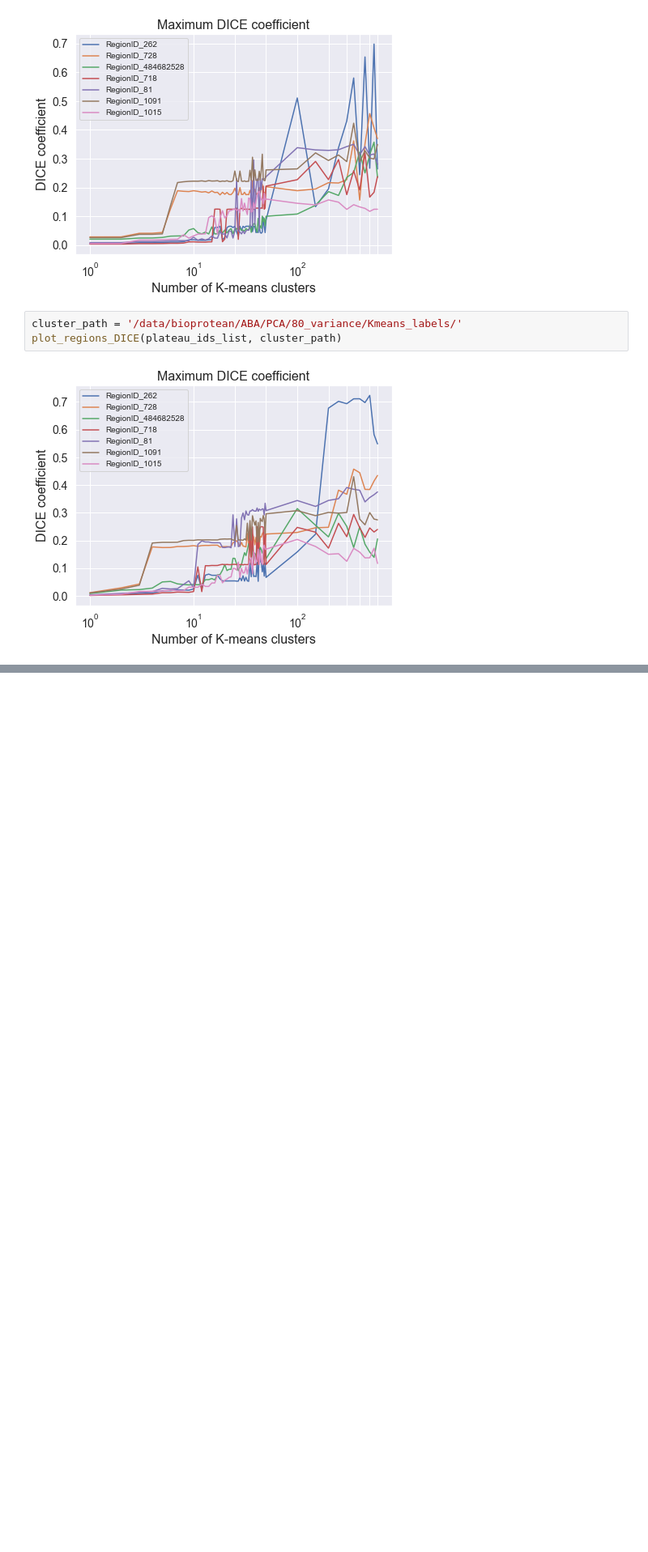
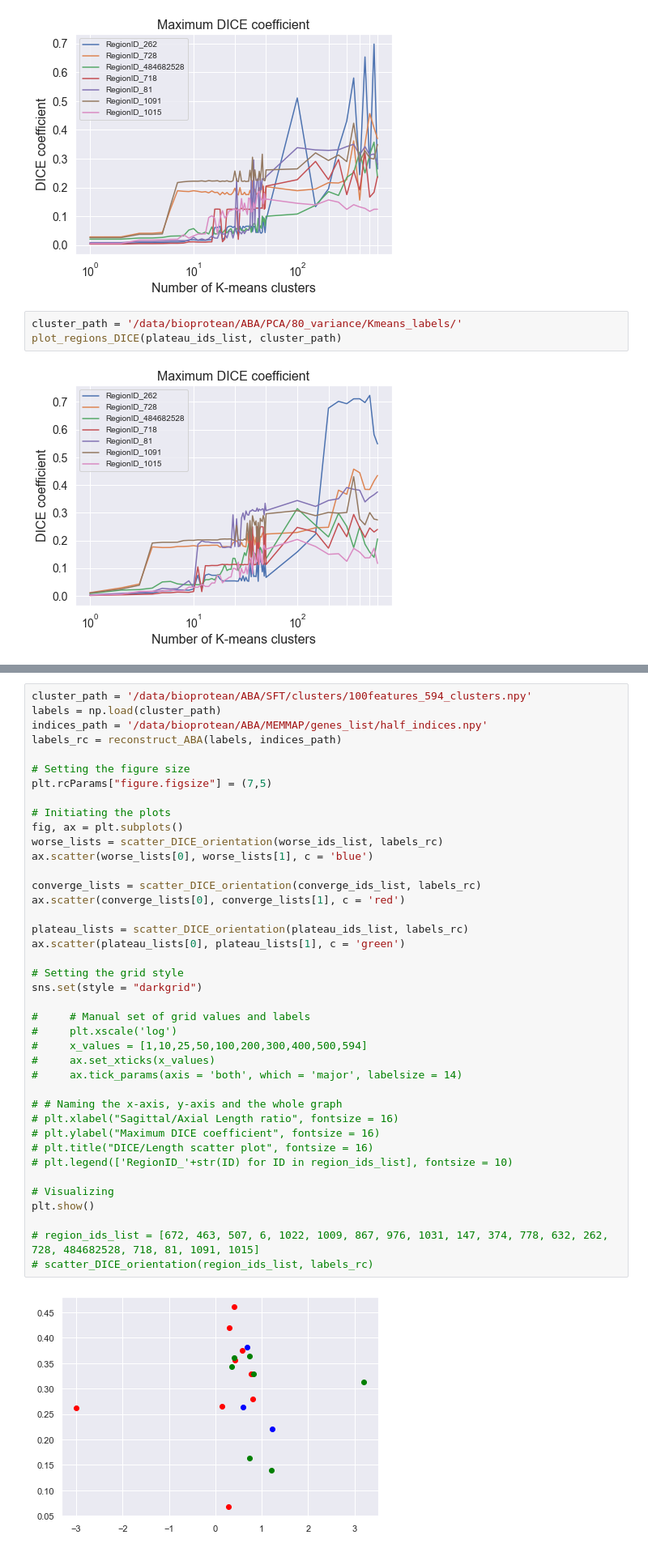
Before and after one commit to BioProteanLabs/Morphontogeny, a Jupyter notebook: morphontogeny/Jupyter/ABA/ABA_DICE.ipynb, the cells around one changed output, grey strips where cells are left out. Shown at 81% size. Saved outputs shown, nothing was run; the diff lists cells and outputs as text; blank space fills up the shorter version.

```diff
--- a/morphontogeny/Jupyter/ABA/ABA_DICE.ipynb
+++ b/morphontogeny/Jupyter/ABA/ABA_DICE.ipynb
@@ -66,0 +186,42 @@ plot_regions_DICE(plateau_ids_list, cluster_path)
+# %%
+cluster_path = '/data/bioprotean/ABA/SFT/clusters/100features_594_clusters.npy'
+labels = np.load(cluster_path)
+indices_path = '/data/bioprotean/ABA/MEMMAP/genes_list/half_indices.npy'
+labels_rc = reconstruct_ABA(labels, indices_path)
+
+# Setting the figure size
+plt.rcParams["figure.figsize"] = (7,5)
+
+# Initiating the plots
+fig, ax = plt.subplots()
+worse_lists = scatter_DICE_orientation(worse_ids_list, labels_rc)
+ax.scatter(worse_lists[0], worse_lists[1], c = 'blue')
+
+converge_lists = scatter_DICE_orientation(converge_ids_list, labels_rc)
+ax.scatter(converge_lists[0], converge_lists[1], c = 'red')
+
+plateau_lists = scatter_DICE_orientation(plateau_ids_list, labels_rc)
+ax.scatter(plateau_lists[0], plateau_lists[1], c = 'green')
+
+# Setting the grid style
+sns.set(style = "darkgrid")
+
+#     # Manual set of grid values and labels
+#     plt.xscale('log')
+#     x_values = [1,10,25,50,100,200,300,400,500,594]
+#     ax.set_xticks(x_values)
+#     ax.tick_params(axis = 'both', which = 'major', labelsize = 14)
+
+# # Naming the x-axis, y-axis and the whole graph
+# plt.xlabel("Sagittal/Axial Length ratio", fontsize = 16)
+# plt.ylabel("Maximum DICE coefficient", fontsize = 16)
+# plt.title("DICE/Length scatter plot", fontsize = 16)
+# plt.legend(['RegionID_'+str(ID) for ID in region_ids_list], fontsize = 10)
+
+# Visualizing
+plt.show()
+
+# region_ids_list = [672, 463, 507, 6, 1022, 1009, 867, 976, 1031, 147, 374, 778, 632, 262, 728, 484682528, 718, 81, 1091, 1015]
+# scatter_DICE_orientation(region_ids_list, labels_rc)
+# %% [output]
+[figure, added]
```
Also changed, not shown: parts of 5 cells of this notebook, 16 other files.
